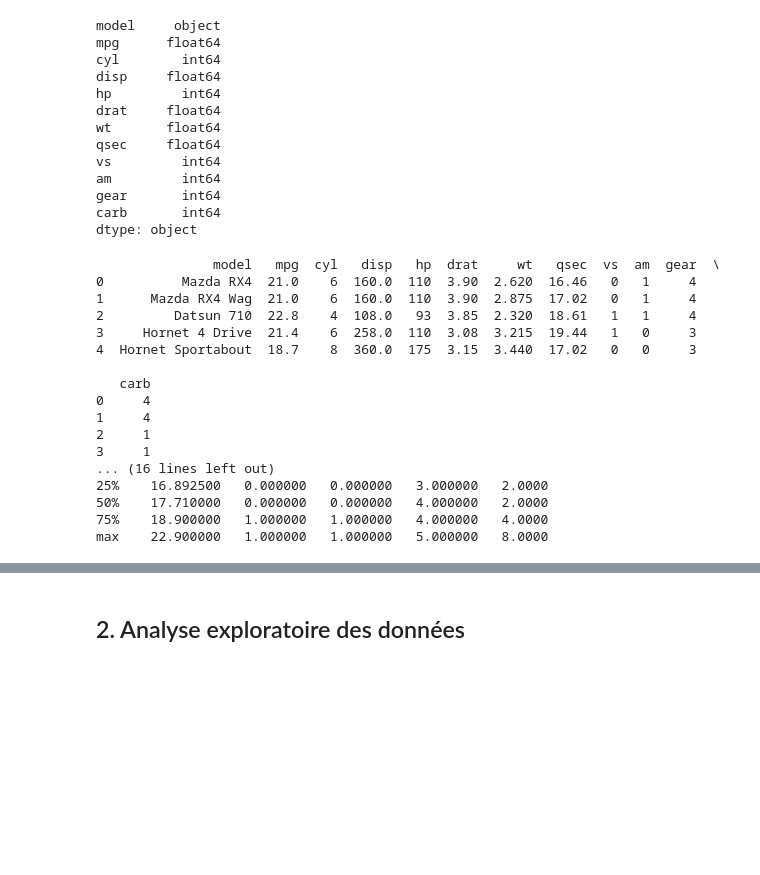
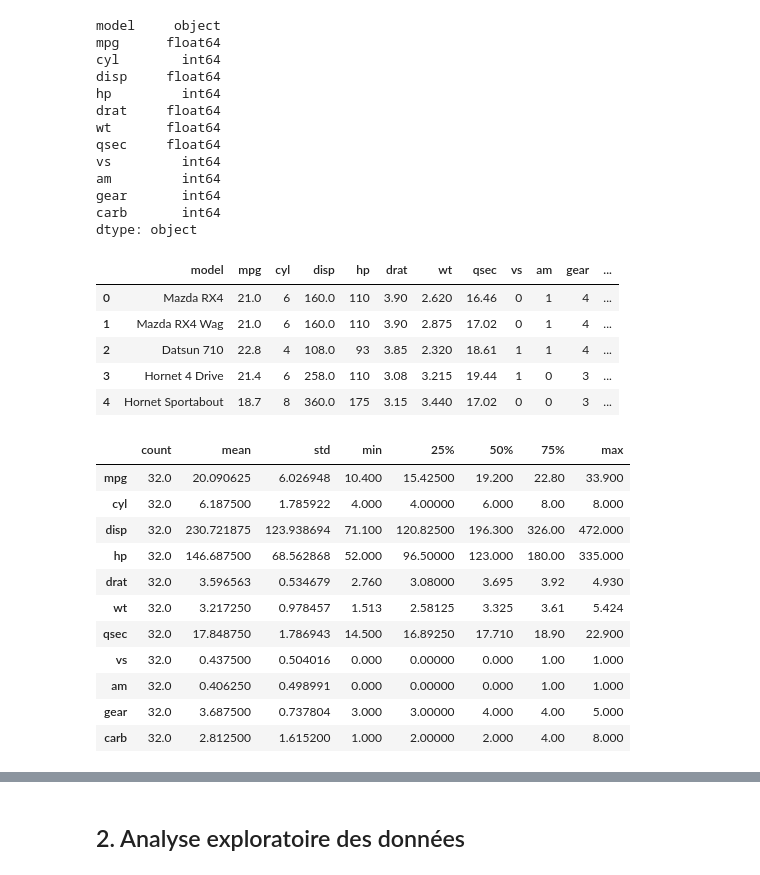
Before and after one commit to touss643/60-Jours-de-RL, a Jupyter notebook: src/Jour_43.ipynb, the cells around one changed output, grey strips where cells are left out. Cells and saved outputs as stored; diff of their text form; code cells hidden in the pictures; blank space fills up the shorter version.

```diff
--- a/src/Jour_43.ipynb
+++ b/src/Jour_43.ipynb
@@ -48,26 +49,29 @@ gear       int64
 carb       int64
 dtype: object
 # %%
-print(data.head())
-print(data.describe())
+data.head()
 # %% [output]
-               model   mpg  cyl   disp   hp  drat     wt   qsec  vs  am  gear  \
-0          Mazda RX4  21.0    6  160.0  110  3.90  2.620  16.46   0   1     4
-1      Mazda RX4 Wag  21.0    6  160.0  110  3.90  2.875  17.02   0   1     4
-2         Datsun 710  22.8    4  108.0   93  3.85  2.320  18.61   1   1     4
-3     Hornet 4 Drive  21.4    6  258.0  110  3.08  3.215  19.44   1   0     3
-4  Hornet Sportabout  18.7    8  360.0  175  3.15  3.440  17.02   0   0     3
-
-   carb
-0     4
-1     4
-2     1
-3     1
-... (16 lines left out)
-25%    16.892500   0.000000   0.000000   3.000000   2.0000
-50%    17.710000   0.000000   0.000000   4.000000   2.0000
-75%    18.900000   1.000000   1.000000   4.000000   4.0000
-max    22.900000   1.000000   1.000000   5.000000   8.0000
+|  | model | mpg | cyl | disp | hp | drat | wt | qsec | vs | am | gear | ... |
+| 0 | Mazda RX4 | 21.0 | 6 | 160.0 | 110 | 3.90 | 2.620 | 16.46 | 0 | 1 | 4 | ... |
+| 1 | Mazda RX4 Wag | 21.0 | 6 | 160.0 | 110 | 3.90 | 2.875 | 17.02 | 0 | 1 | 4 | ... |
+| 2 | Datsun 710 | 22.8 | 4 | 108.0 | 93 | 3.85 | 2.320 | 18.61 | 1 | 1 | 4 | ... |
+| 3 | Hornet 4 Drive | 21.4 | 6 | 258.0 | 110 | 3.08 | 3.215 | 19.44 | 1 | 0 | 3 | ... |
+| 4 | Hornet Sportabout | 18.7 | 8 | 360.0 | 175 | 3.15 | 3.440 | 17.02 | 0 | 0 | 3 | ... |
+# %%
+data.describe().transpose()
+# %% [output]
+|  | count | mean | std | min | 25% | 50% | 75% | max |
+| mpg | 32.0 | 20.090625 | 6.026948 | 10.400 | 15.42500 | 19.200 | 22.80 | 33.900 |
+| cyl | 32.0 | 6.187500 | 1.785922 | 4.000 | 4.00000 | 6.000 | 8.00 | 8.000 |
+| disp | 32.0 | 230.721875 | 123.938694 | 71.100 | 120.82500 | 196.300 | 326.00 | 472.000 |
+| hp | 32.0 | 146.687500 | 68.562868 | 52.000 | 96.50000 | 123.000 | 180.00 | 335.000 |
+| drat | 32.0 | 3.596563 | 0.534679 | 2.760 | 3.08000 | 3.695 | 3.92 | 4.930 |
+| wt | 32.0 | 3.217250 | 0.978457 | 1.513 | 2.58125 | 3.325 | 3.61 | 5.424 |
+| qsec | 32.0 | 17.848750 | 1.786943 | 14.500 | 16.89250 | 17.710 | 18.90 | 22.900 |
+| vs | 32.0 | 0.437500 | 0.504016 | 0.000 | 0.00000 | 0.000 | 1.00 | 1.000 |
+| am | 32.0 | 0.406250 | 0.498991 | 0.000 | 0.00000 | 0.000 | 1.00 | 1.000 |
+| gear | 32.0 | 3.687500 | 0.737804 | 3.000 | 3.00000 | 4.000 | 4.00 | 5.000 |
+| carb | 32.0 | 2.812500 | 1.615200 | 1.000 | 2.00000 | 2.000 | 4.00 | 8.000 |
 # %%
 # Nous allons exclure la colonne des noms de voitures pour les analyses
 df = data.select_dtypes(include=[np.number])
```
Also changed, not shown: parts of 16 cells of this notebook, 2 other files.
